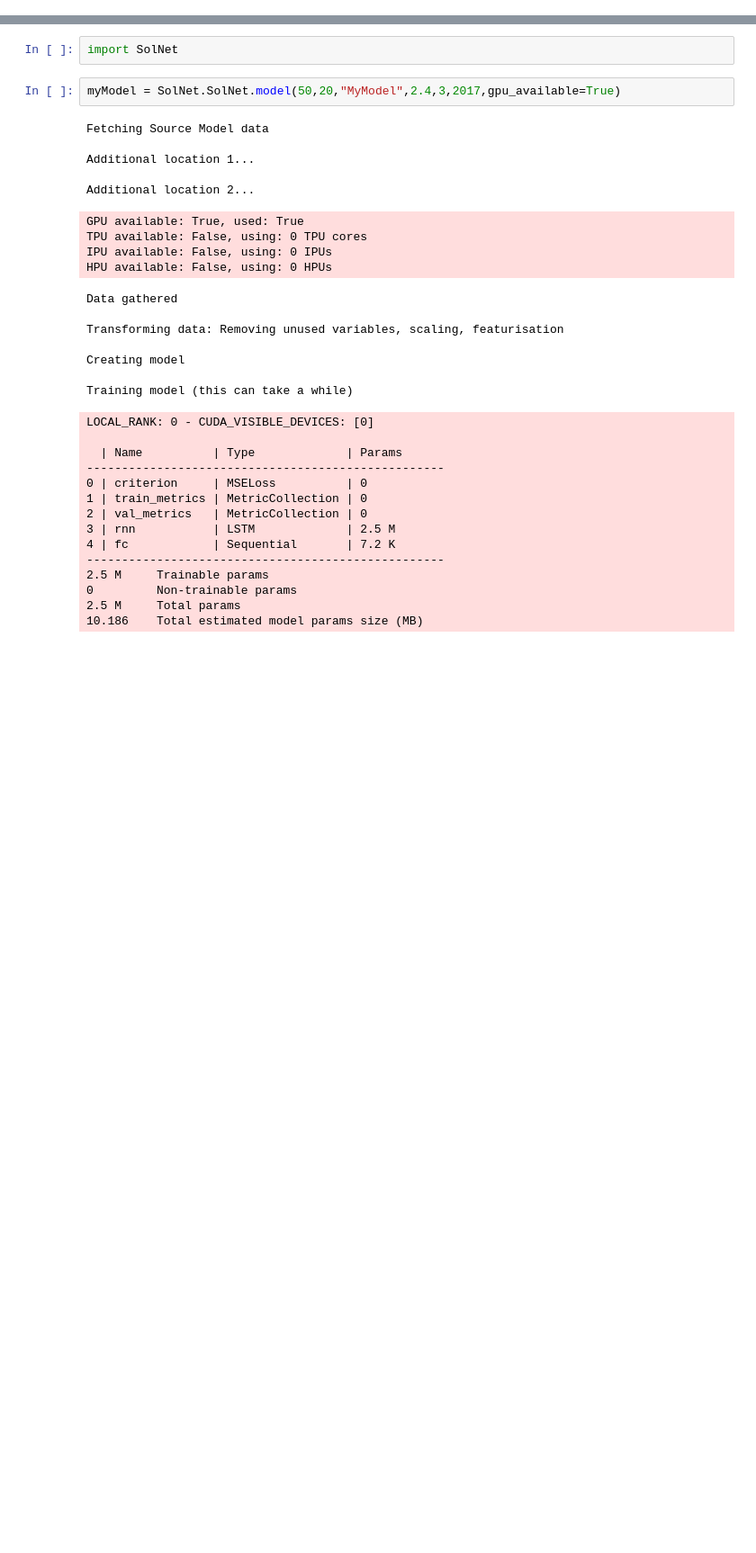
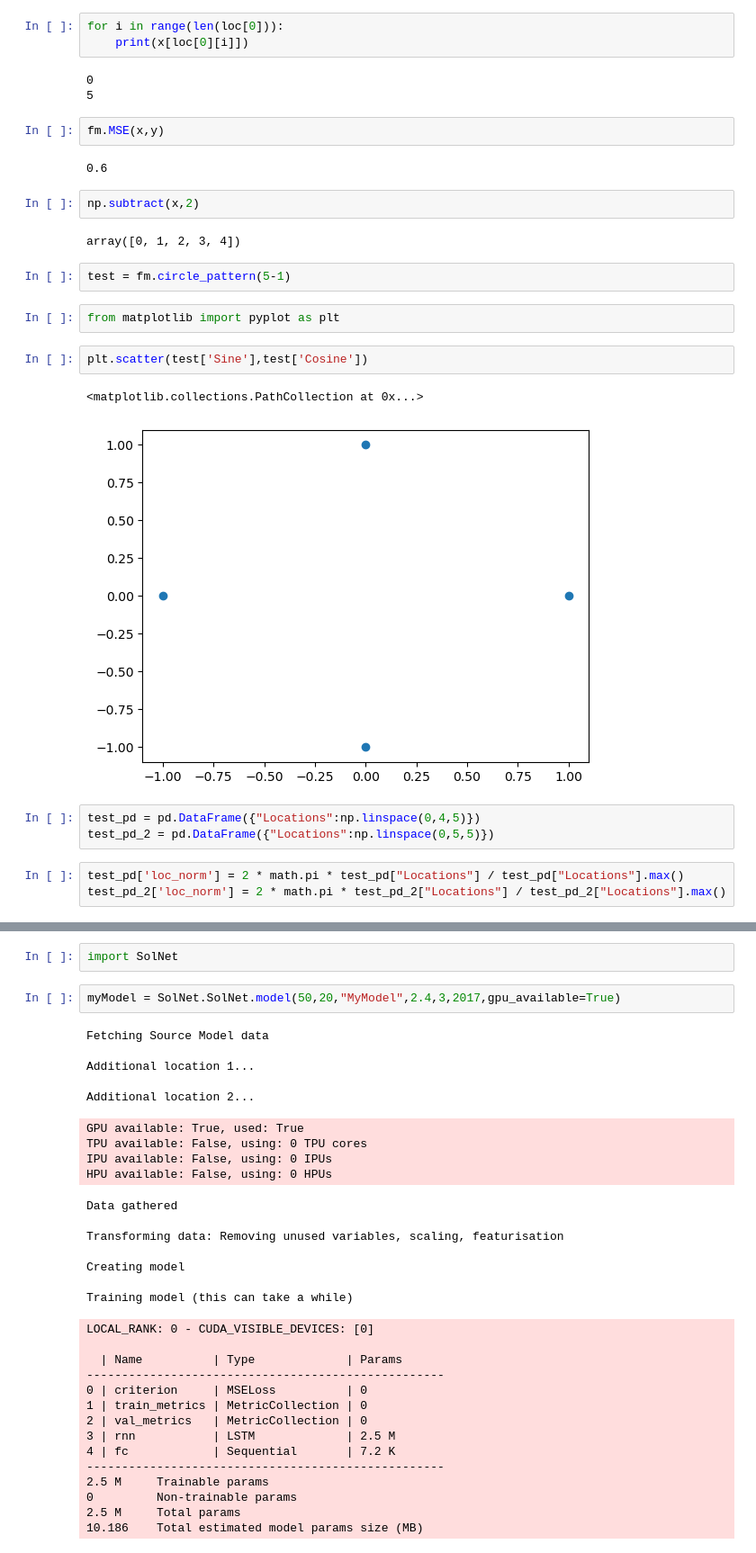
Before and after one commit to Joris-Dprtr/SolNet, a Jupyter notebook: testing.ipynb, the cells around one changed output, grey strips where cells are left out. Shown at 90% size. Drawn from its saved outputs; the diff is of its cells as text; blank space fills up the shorter version.

```diff
--- a/testing.ipynb
+++ b/testing.ipynb
@@ -0,0 +93,29 @@
+# %%
+for i in range(len(loc[0])):
+    print(x[loc[0][i]])
+# %% [output]
+0
+5
+# %%
+fm.MSE(x,y)
+# %% [output]
+0.6
+# %%
+np.subtract(x,2)
+# %% [output]
+array([0, 1, 2, 3, 4])
+# %%
+test = fm.circle_pattern(5-1)
+# %%
+from matplotlib import pyplot as plt
+# %%
+plt.scatter(test['Sine'],test['Cosine'])
+# %% [output]
+<matplotlib.collections.PathCollection at 0x...>
+[figure, added]
+# %%
+test_pd = pd.DataFrame({"Locations":np.linspace(0,4,5)})
+test_pd_2 = pd.DataFrame({"Locations":np.linspace(0,5,5)})
+# %%
+test_pd['loc_norm'] = 2 * math.pi * test_pd["Locations"] / test_pd["Locations"].max()
+test_pd_2['loc_norm'] = 2 * math.pi * test_pd_2["Locations"] / test_pd_2["Locations"].max()
```
Also changed, not shown: parts of 23 cells of this notebook, 4 other files.
